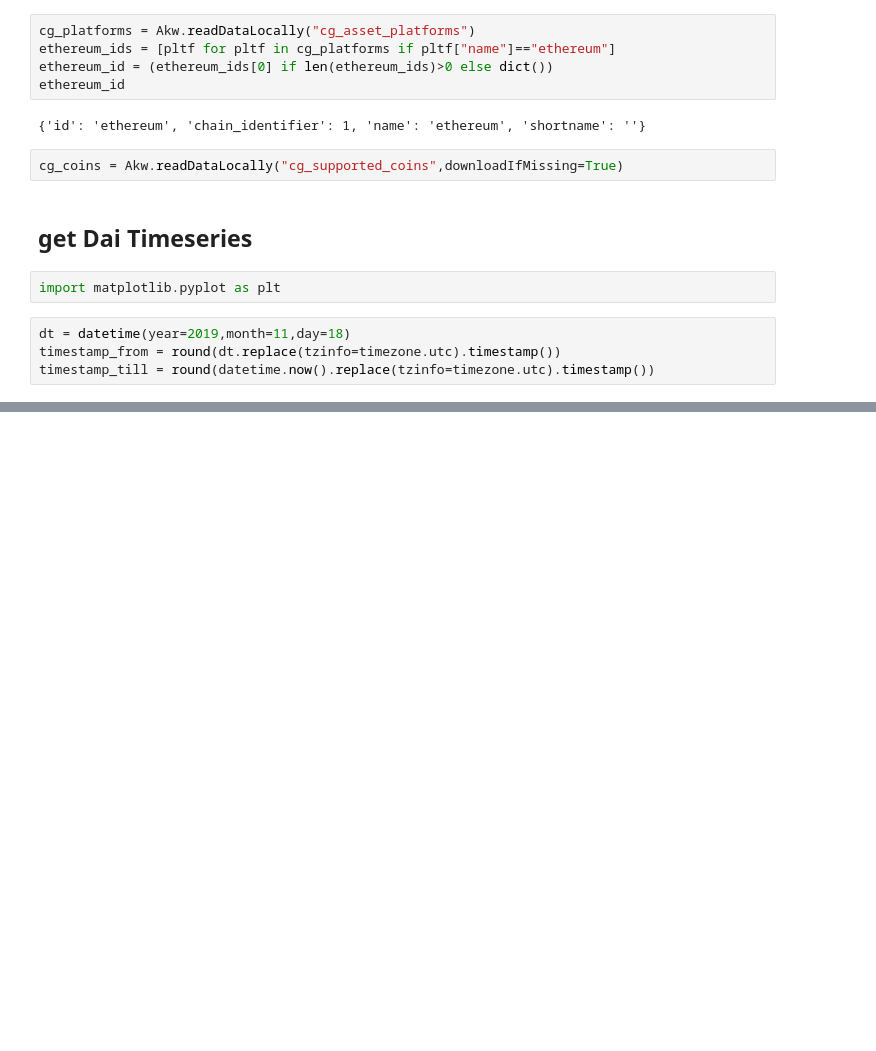
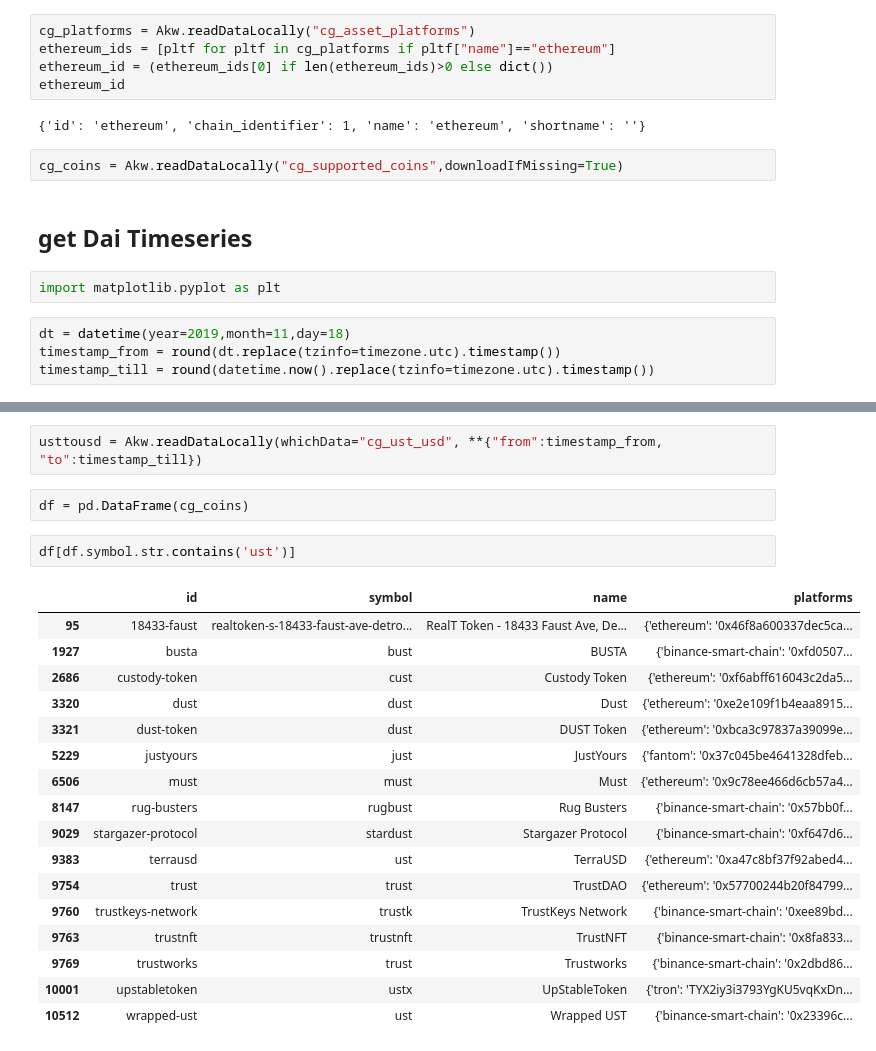
Before and after one commit to popcorndao/stablecoin-metrics, a Jupyter notebook: notebooks/Stablecoin_Timeseries.ipynb, the cells around one changed output, grey strips where cells are left out. Drawn from its saved outputs; the diff is of its cells as text; blank space fills up the shorter version.

```diff
--- a/notebooks/Stablecoin_Timeseries.ipynb
+++ b/notebooks/Stablecoin_Timeseries.ipynb
@@ -52,0 +104,24 @@ daitousdprices
+# %%
+usttousd = Akw.readDataLocally(whichData="cg_ust_usd", **{"from":timestamp_from, "to":timestamp_till})
+# %%
+df = pd.DataFrame(cg_coins)
+# %%
+df[df.symbol.str.contains('ust')]
+# %% [output]
+|  | id | symbol | name | platforms |
+| 95 | 18433-faust | realtoken-s-18433-faust-ave-detro... | RealT Token - 18433 Faust Ave, De... | {'ethereum': '0x46f8a600337dec5ca... |
+| 1927 | busta | bust | BUSTA | {'binance-smart-chain': '0xfd0507... |
+| 2686 | custody-token | cust | Custody Token | {'ethereum': '0xf6abff616043c2da5... |
+| 3320 | dust | dust | Dust | {'ethereum': '0xe2e109f1b4eaa8915... |
+| 3321 | dust-token | dust | DUST Token | {'ethereum': '0xbca3c97837a39099e... |
+| 5229 | justyours | just | JustYours | {'fantom': '0x37c045be4641328dfeb... |
+| 6506 | must | must | Must | {'ethereum': '0x9c78ee466d6cb57a4... |
+| 8147 | rug-busters | rugbust | Rug Busters | {'binance-smart-chain': '0x57bb0f... |
+| 9029 | stargazer-protocol | stardust | Stargazer Protocol | {'binance-smart-chain': '0xf647d6... |
+| 9383 | terrausd | ust | TerraUSD | {'ethereum': '0xa47c8bf37f92abed4... |
+| 9754 | trust | trust | TrustDAO | {'ethereum': '0x57700244b20f84799... |
+| 9760 | trustkeys-network | trustk | TrustKeys Network | {'binance-smart-chain': '0xee89bd... |
+| 9763 | trustnft | trustnft | TrustNFT | {'binance-smart-chain': '0x8fa833... |
+| 9769 | trustworks | trust | Trustworks | {'binance-smart-chain': '0x2dbd86... |
+| 10001 | upstabletoken | ustx | UpStableToken | {'tron': 'TYX2iy3i3793YgKU5vqKxDn... |
+| 10512 | wrapped-ust | ust | Wrapped UST | {'binance-smart-chain': '0x23396c... |
```
Also changed, not shown: parts of 11 cells of this notebook, 4 other files.
